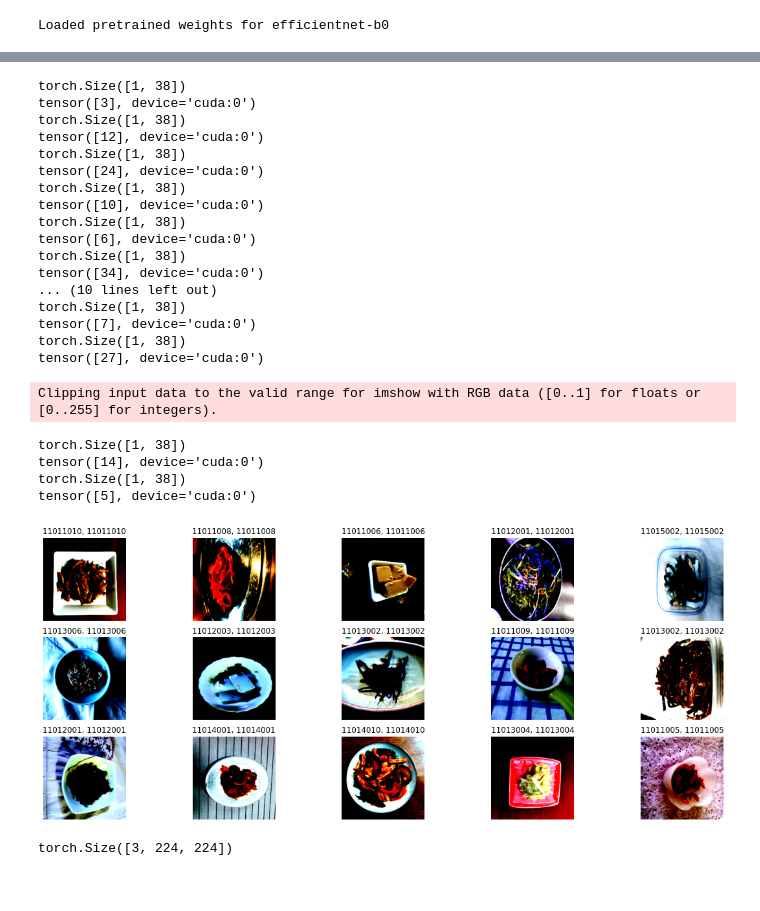
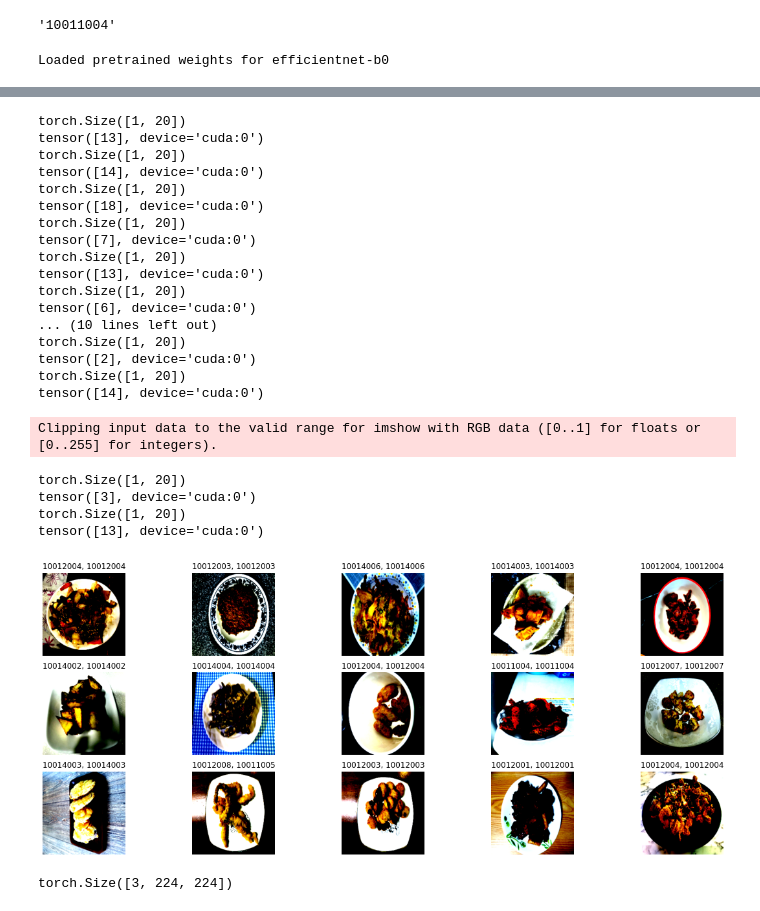
Before and after one commit to boostcampaitech2/final-project-level3-cv-17, a Jupyter notebook: classification/inference.ipynb, the cells around one changed output, grey strips where cells are left out. Saved outputs shown, nothing was run; the diff lists cells and outputs as text; code cells hidden in the pictures.

```diff
--- a/classification/inference.ipynb
+++ b/classification/inference.ipynb
@@ -4,7 +4,7 @@ from torch.utils.data import DataLoader
 import matplotlib as mpl
 import matplotlib.pyplot as plt
 
-data_dir = './validation_11'
+data_dir = './validation_10'
 data_set = ClsDataset(data_dir)
 data_loader = DataLoader(
     data_set,
@@ -17,3 +14,31 @@ lst = os.listdir(data_dir)
+# %%
+import os
+lst = os.listdir(data_dir)
+
+plst = ['10011005',
+'10012007',
+'10012008',
+'10012001',
+'10011002',
+'10012002',
+'10014002',
+'10014003',
+'10011004',
+'10011001',
+'10014004',
+'10012009',
+'10014001',
+'10012004',
+'10012003',
+'10012006',
+'10014005',
+'10012005',
+'10014006',
+'10011003']
+
+lst[1]
+# %% [output]
+'10011004'
 # %%
 from model import ClsModel
 import os
@@ -23,9 +48,9 @@ use_cuda = torch.cuda.is_available()
 device = torch.device("cuda" if use_cuda else "cpu")
 m = torch.nn.Sigmoid()
 
-model = ClsModel(num_classes=38)
+model = ClsModel(num_classes=20)
 
-model_path = './model/valid_test2/best.pth'
+model_path = './model/data_10/best.pth'
 model.load_state_dict(torch.load(model_path, map_location=device))  #모델 불러오기
 
 model = model.to(device)
@@ -48,54 +73,56 @@ with torch.no_grad():
         out = model(data.unsqueeze(0))      #기존 3차원에서 배치까지 포함된 4차원에 맞추기 위해 unsqueeze
         print(out.shape)
 
         preds = torch.argmax(out, dim=-1)
         print(preds)
-        pred = lst[preds.item()]
+
+        pred = plst[preds.item()]
         label = lst[label]
         title = pred+', '+ label
         ax[i].set_title(title)
+
         ax[i].axis('off')
 
 plt.show()
 # %% [output]
 Loaded pretrained weights for efficientnet-b0
 Clipping input data to the valid range for imshow with RGB data ([0..1] for floats or [0..255] for integers).
 Clipping input data to the valid range for imshow with RGB data ([0..1] for floats or [0..255] for integers).
 Clipping input data to the valid range for imshow with RGB data ([0..1] for floats or [0..255] for integers).
 Clipping input data to the valid range for imshow with RGB data ([0..1] for floats or [0..255] for integers).
 Clipping input data to the valid range for imshow with RGB data ([0..1] for floats or [0..255] for integers).
 Clipping input data to the valid range for imshow with RGB data ([0..1] for floats or [0..255] for integers).
 Clipping input data to the valid range for imshow with RGB data ([0..1] for floats or [0..255] for integers).
 Clipping input data to the valid range for imshow with RGB data ([0..1] for floats or [0..255] for integers).
 Clipping input data to the valid range for imshow with RGB data ([0..1] for floats or [0..255] for integers).
 Clipping input data to the valid range for imshow with RGB data ([0..1] for floats or [0..255] for integers).
 Clipping input data to the valid range for imshow with RGB data ([0..1] for floats or [0..255] for integers).
 Clipping input data to the valid range for imshow with RGB data ([0..1] for floats or [0..255] for integers).
 Clipping input data to the valid range for imshow with RGB data ([0..1] for floats or [0..255] for integers).
 Clipping input data to the valid range for imshow with RGB data ([0..1] for floats or [0..255] for integers).
-torch.Size([1, 38])
-tensor([3], device='cuda:0')
-torch.Size([1, 38])
-tensor([12], device='cuda:0')
-torch.Size([1, 38])
-tensor([24], device='cuda:0')
-torch.Size([1, 38])
-tensor([10], device='cuda:0')
-torch.Size([1, 38])
+torch.Size([1, 20])
+tensor([13], device='cuda:0')
+torch.Size([1, 20])
+tensor([14], device='cuda:0')
+torch.Size([1, 20])
+tensor([18], device='cuda:0')
+torch.Size([1, 20])
+tensor([7], device='cuda:0')
+torch.Size([1, 20])
+tensor([13], device='cuda:0')
+torch.Size([1, 20])
 tensor([6], device='cuda:0')
-torch.Size([1, 38])
-tensor([34], device='cuda:0')
 ... (10 lines left out)
-torch.Size([1, 38])
-tensor([7], device='cuda:0')
-torch.Size([1, 38])
-tensor([27], device='cuda:0')
+torch.Size([1, 20])
+tensor([2], device='cuda:0')
+torch.Size([1, 20])
+tensor([14], device='cuda:0')
 Clipping input data to the valid range for imshow with RGB data ([0..1] for floats or [0..255] for integers).
-torch.Size([1, 38])
-tensor([14], device='cuda:0')
-torch.Size([1, 38])
-tensor([5], device='cuda:0')
+torch.Size([1, 20])
+tensor([3], device='cuda:0')
+torch.Size([1, 20])
+tensor([13], device='cuda:0')
-[figure, old version]
+[figure, new version]
 # %%
 data.shape
 # %% [output]
```
Also changed, not shown: parts of 1 cell of this notebook, 9 other files.
